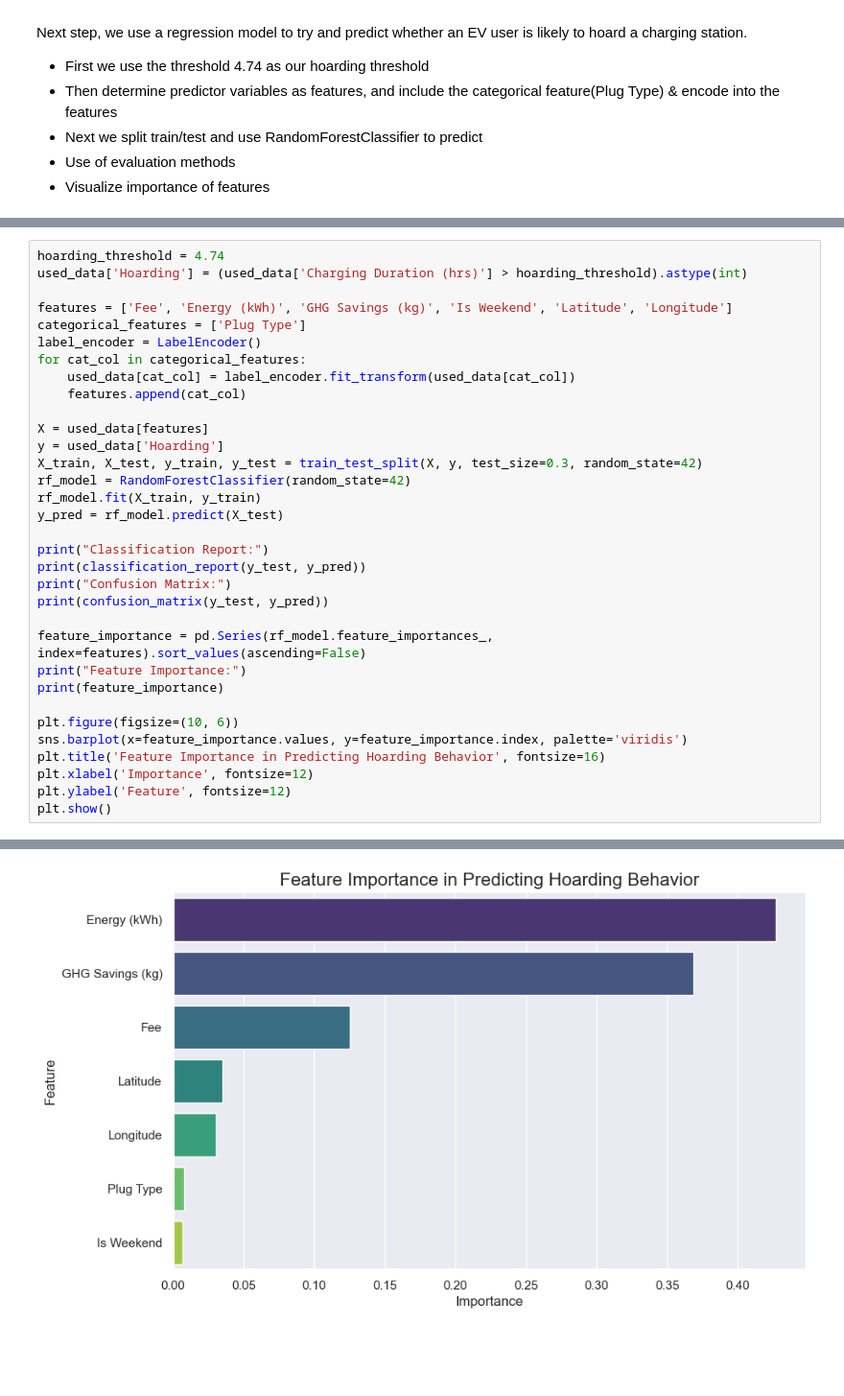
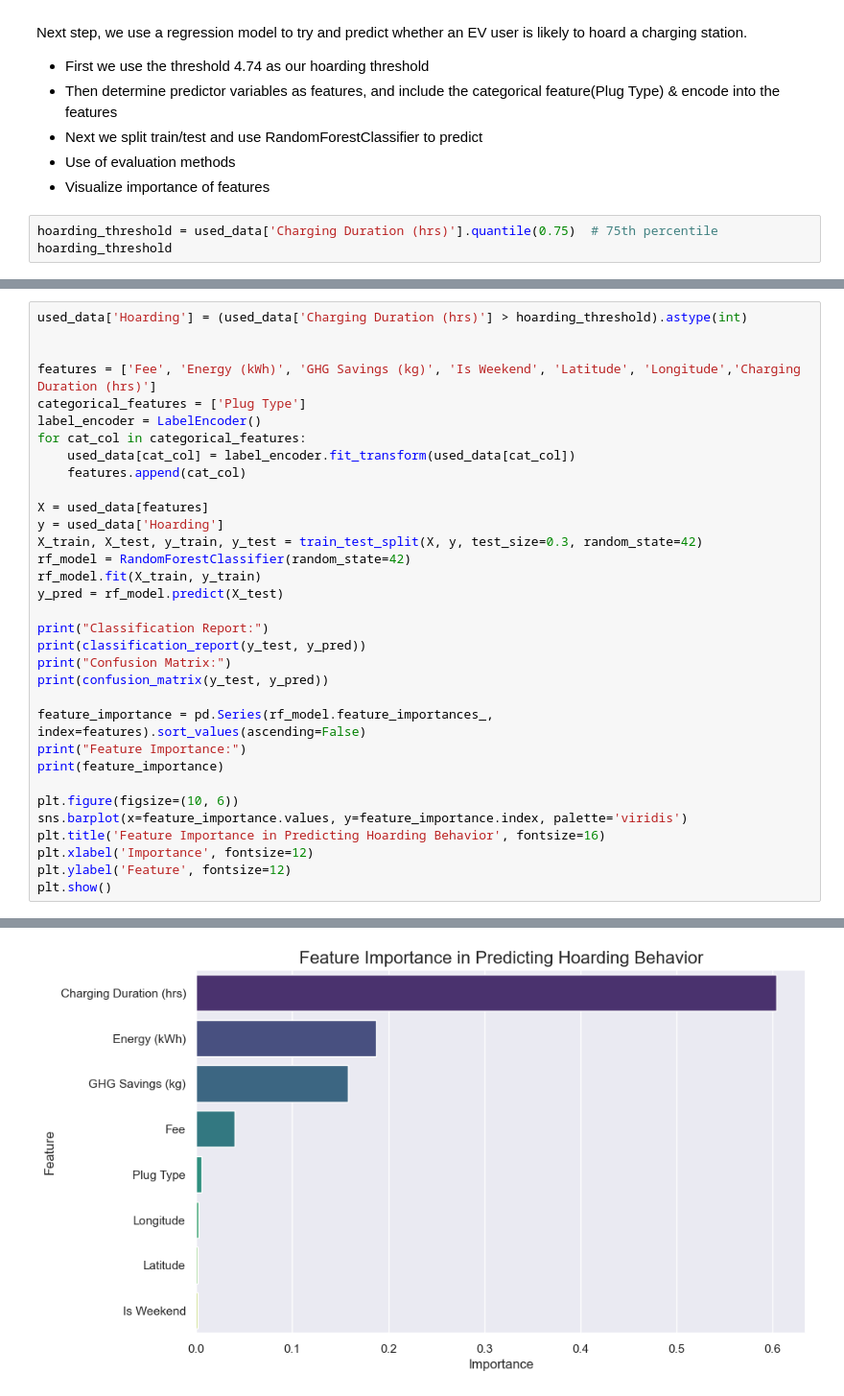
Before and after one commit to vilim-cro/Energy-and-Mobility, a Jupyter notebook: src/Section3_Exploration.ipynb, the cells around one changed output, grey strips where cells are left out. Shown at 96% size. Saved outputs shown, nothing was run; the diff lists cells and outputs as text; blank space fills up the shorter version.

```diff
--- a/src/Section3_Exploration.ipynb
+++ b/src/Section3_Exploration.ipynb
@@ -200,3 +201,6 @@ Next step, we use a regression model to try and predict whether an EV user is li
 - Next we split train/test and use RandomForestClassifier to predict
 - Use of evaluation methods
 - Visualize importance of features
+# %%
+hoarding_threshold = used_data['Charging Duration (hrs)'].quantile(0.75)  # 75th percentile
+hoarding_threshold
@@ -203,8 +209,8 @@ Next step, we use a regression model to try and predict whether an EV user is li
 # %%
-hoarding_threshold = 4.74
 used_data['Hoarding'] = (used_data['Charging Duration (hrs)'] > hoarding_threshold).astype(int)
 
-features = ['Fee', 'Energy (kWh)', 'GHG Savings (kg)', 'Is Weekend', 'Latitude', 'Longitude']
+
+features = ['Fee', 'Energy (kWh)', 'GHG Savings (kg)', 'Is Weekend', 'Latitude', 'Longitude','Charging Duration (hrs)']
 categorical_features = ['Plug Type']
 label_encoder = LabelEncoder()
 for cat_col in categorical_features:
@@ -263,5 +269,5 @@ Is Weekend          0.006742
 dtype: float64
 Passing `palette` without assigning `hue` is deprecated and will be removed in v0.14.0. Assign the `y` variable to `hue` and set `legend=False` for the same effect.
 
   sns.barplot(x=feature_importance.values, y=feature_importance.index, palette='viridis')
-[figure, old version]
+[figure, new version]
```
Also changed, not shown: parts of 9 cells of this notebook.
